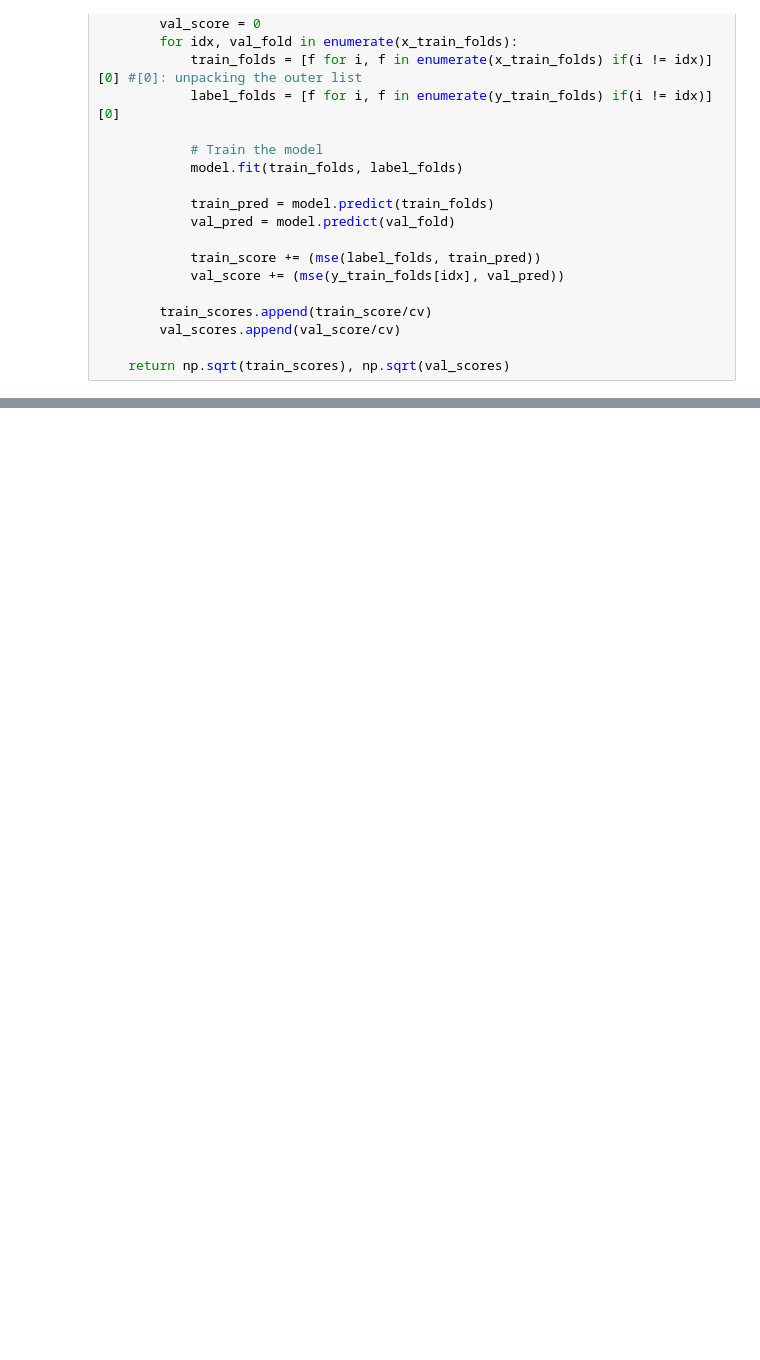
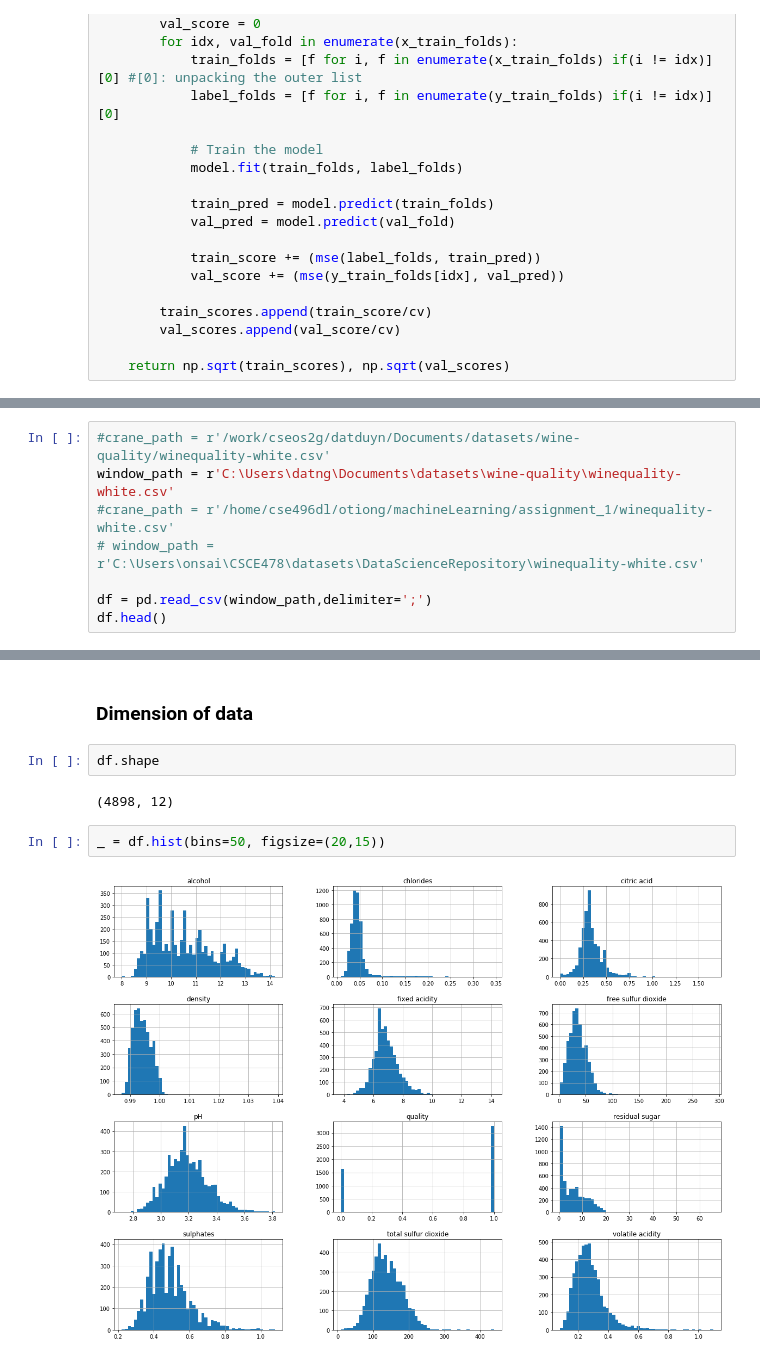
Before and after one commit to onsaint/Machine-Learning-Adventures, a Jupyter notebook: Linear Regression/draft02-clean-up.ipynb, the cells around one changed output, grey strips where cells are left out. Cells and saved outputs as stored; diff of their text form; blank space fills up the shorter version.

```diff
--- a/Linear Regression/draft02-clean-up.ipynb
+++ b/Linear Regression/draft02-clean-up.ipynb
@@ -514,0 +565,8 @@ Sklearn win 0.82
+# %%
+#crane_path = r'/work/cseos2g/datduyn/Documents/datasets/wine-quality/winequality-white.csv'
+window_path = r'C:\Users\datng\Documents\datasets\wine-quality\winequality-white.csv'
+#crane_path = r'/home/cse496dl/otiong/machineLearning/assignment_1/winequality-white.csv'
+# window_path = r'C:\Users\onsai\CSCE478\datasets\DataScienceRepository\winequality-white.csv'
+
+df = pd.read_csv(window_path,delimiter=';')
+df.head()
@@ -514,0 +595,10 @@ Sklearn win 0.82
+# %% [markdown]
+### Dimension of data
+# %%
+df.shape
+# %% [output]
+(4898, 12)
+# %%
+_ = df.hist(bins=50, figsize=(20,15))
+# %% [output]
+[figure, added]
```
Also changed, not shown: parts of 27 cells of this notebook.
